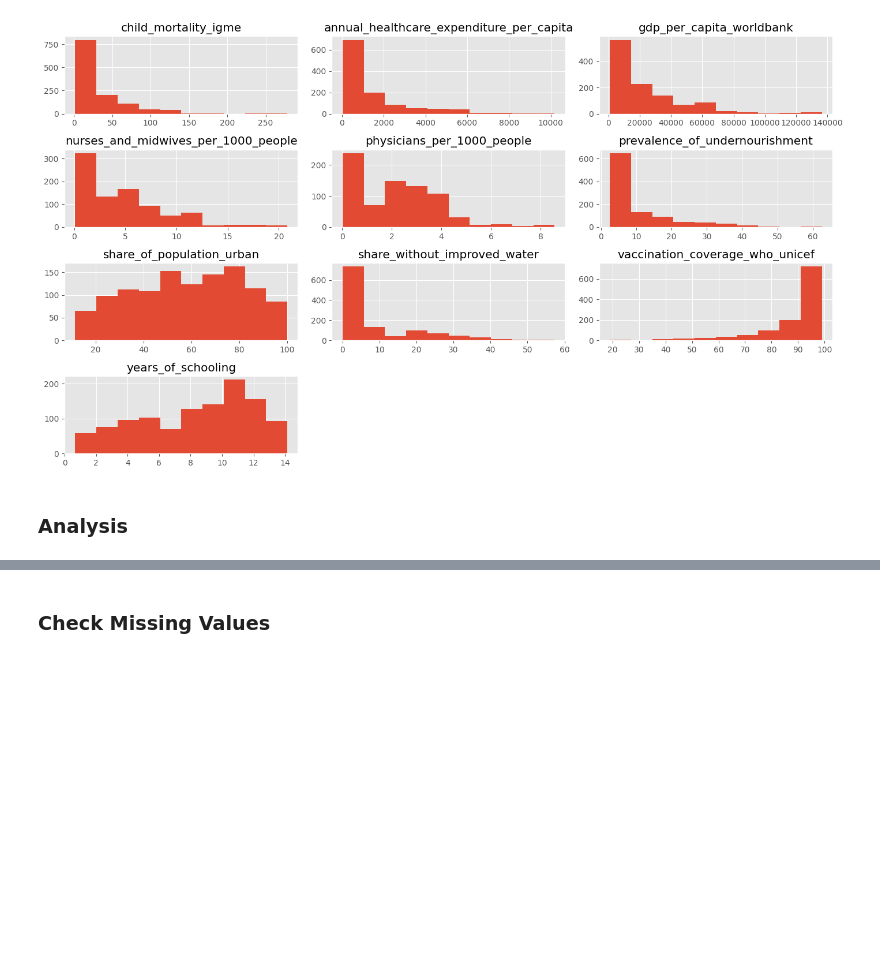
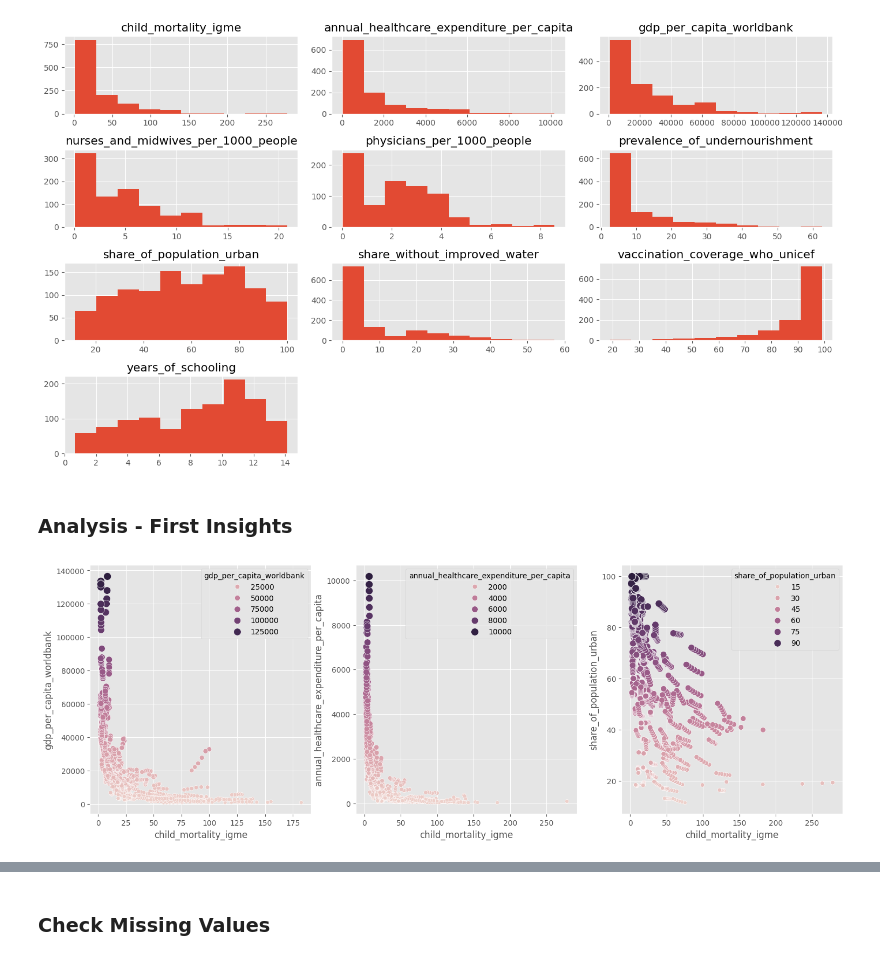
Before and after one commit to HamzahFayad/master_thesis_child_mortality, a Jupyter notebook: 01_notebooks/1_data_exploration.ipynb, the cells around one changed output, grey strips where cells are left out. Saved outputs shown, nothing was run; the diff lists cells and outputs as text; code cells hidden in the pictures; blank space fills up the shorter version.

Commit message:
feat: label-feature relationships -  scatterplots

```diff
--- a/01_notebooks/1_data_exploration.ipynb
+++ b/01_notebooks/1_data_exploration.ipynb
@@ -7,6 +7,7 @@ import seaborn as sns
 plt.style.use('ggplot')
 # %%
 merged_df = pd.read_csv("../00_data/1_interim/merged_data.csv", index_col=["Code", "Year"])
+filtered_df_01 = pd.read_csv("../00_data/1_interim/filtered_data_01.csv", index_col=["Code", "Year"])
 # %%
 merged_df.info()
 # %% [output]
@@ -53,4 +55,4 @@ plt.show()
 # %% [output]
 [figure]
 # %% [markdown]
-### Analysis
+### Analysis - First Insights
@@ -60,0 +59,14 @@ plt.show()
+# %%
+#Scatterplots - Group by Feature Aspect
+def scatterplots(df, features):
+    fig, axs = plt.subplots(ncols=3, figsize=(18, 6))
+    for id, a in enumerate(axs):
+        sns.scatterplot(data=df, x="child_mortality_igme", y=features[id], hue=features[id],
+                        size=features[id], sizes=(25, 100), ax=axs[id])
+    plt.show()
+# %%
+# relationship between label and features (economic/financial, dempgrafic related)
+socio_econ = ["gdp_per_capita_worldbank", "annual_healthcare_expenditure_per_capita", "share_of_population_urban"]
+scatterplots(filtered_df_01, socio_econ)
+# %% [output]
+[figure, added]
```
Also changed, not shown: parts of 5 cells of this notebook, 1 other file.
